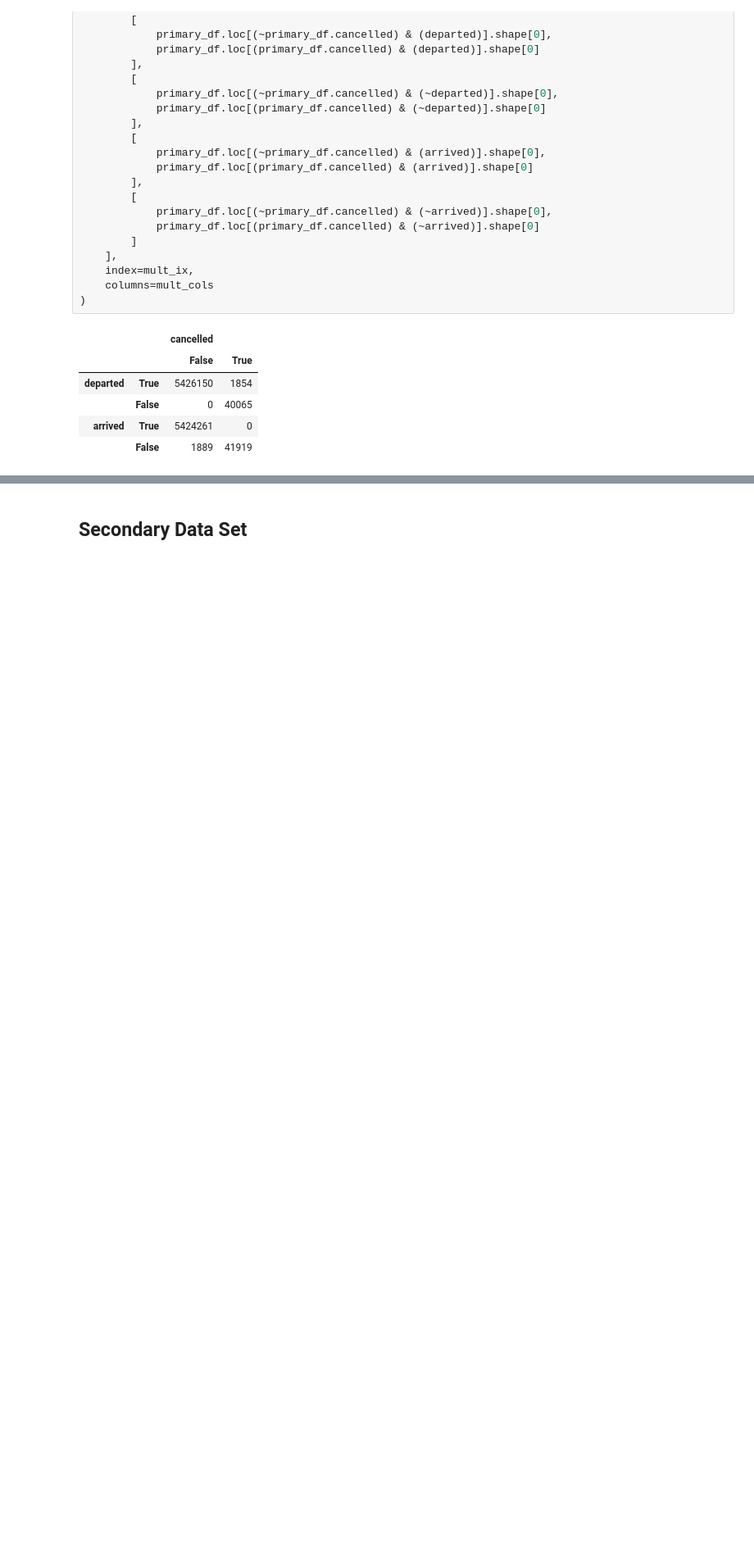
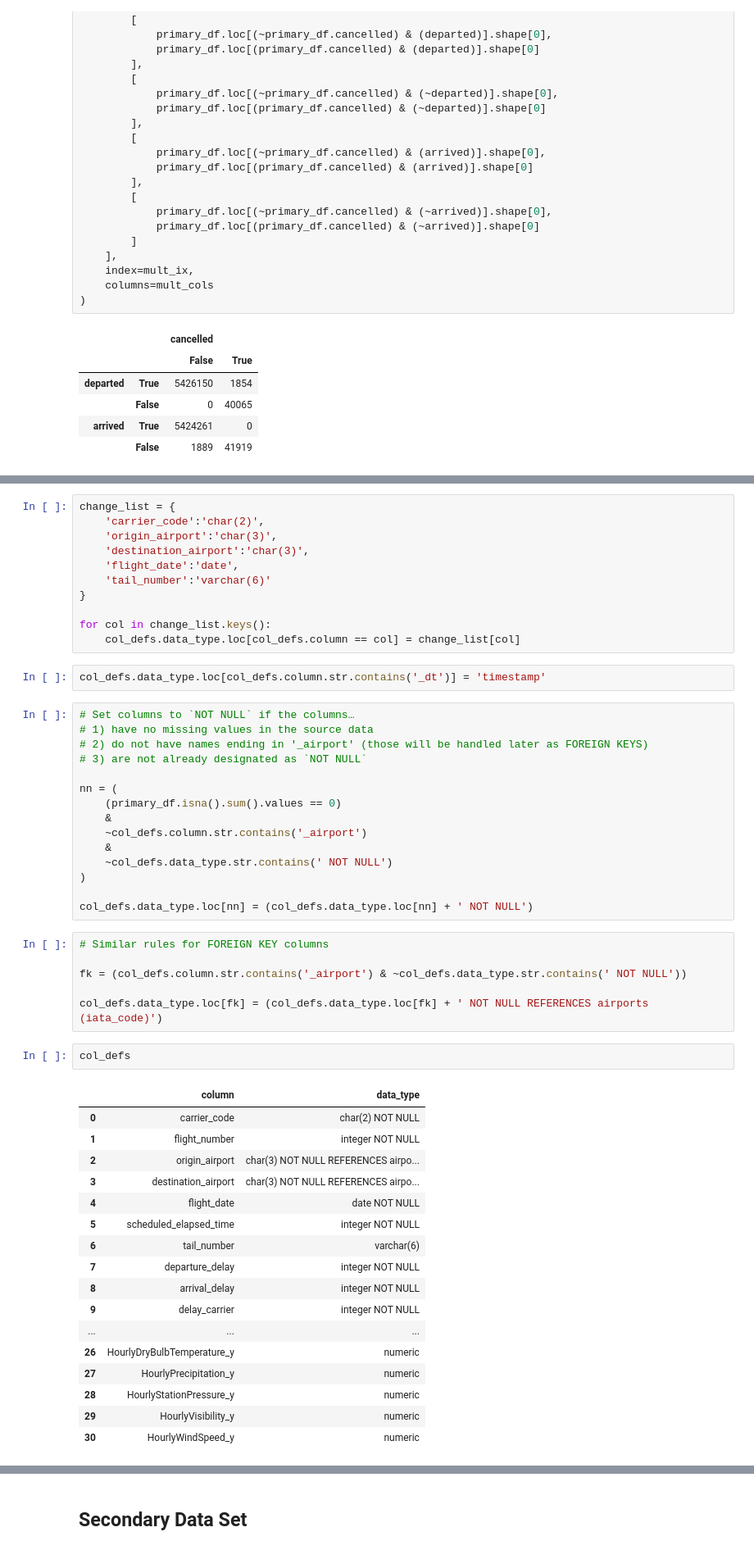
Before and after one commit to Bdataplanet/To_fly_or_not_to_fly, a Jupyter notebook: download_and_prepare_datasets/02_process_data.ipynb, the cells around one changed output, grey strips where cells are left out. Shown: that part at 82% size. Cells and saved outputs as stored; diff of their text form; blank space fills up the shorter version.

```diff
--- a/download_and_prepare_datasets/02_process_data.ipynb
+++ b/download_and_prepare_datasets/02_process_data.ipynb
@@ -354,0 +402,54 @@ primary_df.select_dtypes('object').columns.tolist()
+# %%
+change_list = {
+    'carrier_code':'char(2)',
+    'origin_airport':'char(3)',
+    'destination_airport':'char(3)',
+    'flight_date':'date',
+    'tail_number':'varchar(6)'
+}
+
+for col in change_list.keys():
+    col_defs.data_type.loc[col_defs.column == col] = change_list[col]
+# %%
+col_defs.data_type.loc[col_defs.column.str.contains('_dt')] = 'timestamp'
+# %%
+# Set columns to `NOT NULL` if the columns…
+# 1) have no missing values in the source data
+# 2) do not have names ending in '_airport' (those will be handled later as FOREIGN KEYS)
+# 3) are not already designated as `NOT NULL`
+
+nn = (
+    (primary_df.isna().sum().values == 0)
+    &
+    ~col_defs.column.str.contains('_airport')
+    &
+    ~col_defs.data_type.str.contains(' NOT NULL')
+)
+
+col_defs.data_type.loc[nn] = (col_defs.data_type.loc[nn] + ' NOT NULL')
+# %%
+# Similar rules for FOREIGN KEY columns
+
+fk = (col_defs.column.str.contains('_airport') & ~col_defs.data_type.str.contains(' NOT NULL'))
+
+col_defs.data_type.loc[fk] = (col_defs.data_type.loc[fk] + ' NOT NULL REFERENCES airports (iata_code)')
+# %%
+col_defs
+# %% [output]
+|  | column | data_type |
+| 0 | carrier_code | char(2) NOT NULL |
+| 1 | flight_number | integer NOT NULL |
+| 2 | origin_airport | char(3) NOT NULL REFERENCES airpo... |
+| 3 | destination_airport | char(3) NOT NULL REFERENCES airpo... |
+| 4 | flight_date | date NOT NULL |
+| 5 | scheduled_elapsed_time | integer NOT NULL |
+| 6 | tail_number | varchar(6) |
+| 7 | departure_delay | integer NOT NULL |
+| 8 | arrival_delay | integer NOT NULL |
+| 9 | delay_carrier | integer NOT NULL |
+| ... | ... | ... |
+| 26 | HourlyDryBulbTemperature_y | numeric |
+| 27 | HourlyPrecipitation_y | numeric |
+| 28 | HourlyStationPressure_y | numeric |
+| 29 | HourlyVisibility_y | numeric |
+| 30 | HourlyWindSpeed_y | numeric |
```
Also changed, not shown: parts of 23 cells of this notebook.
